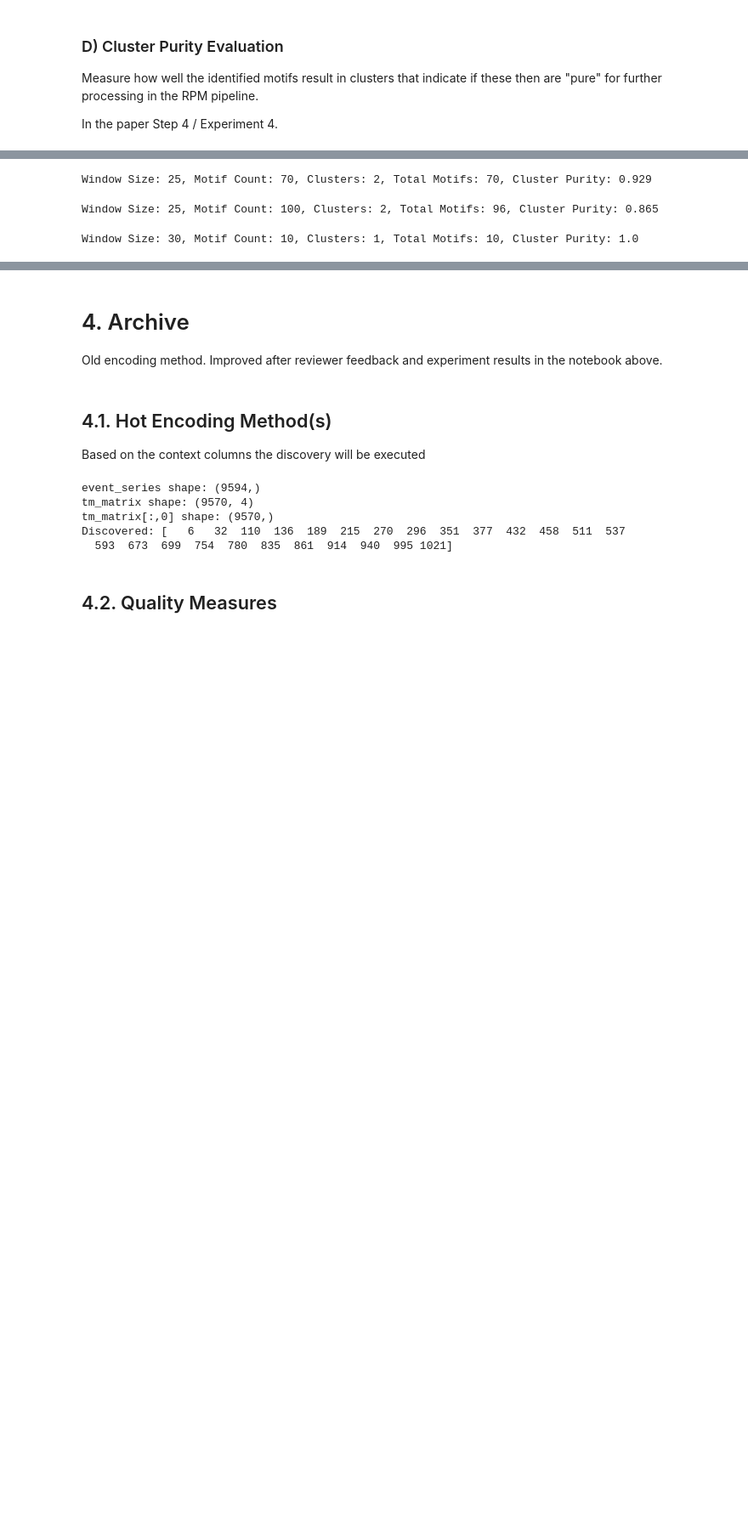
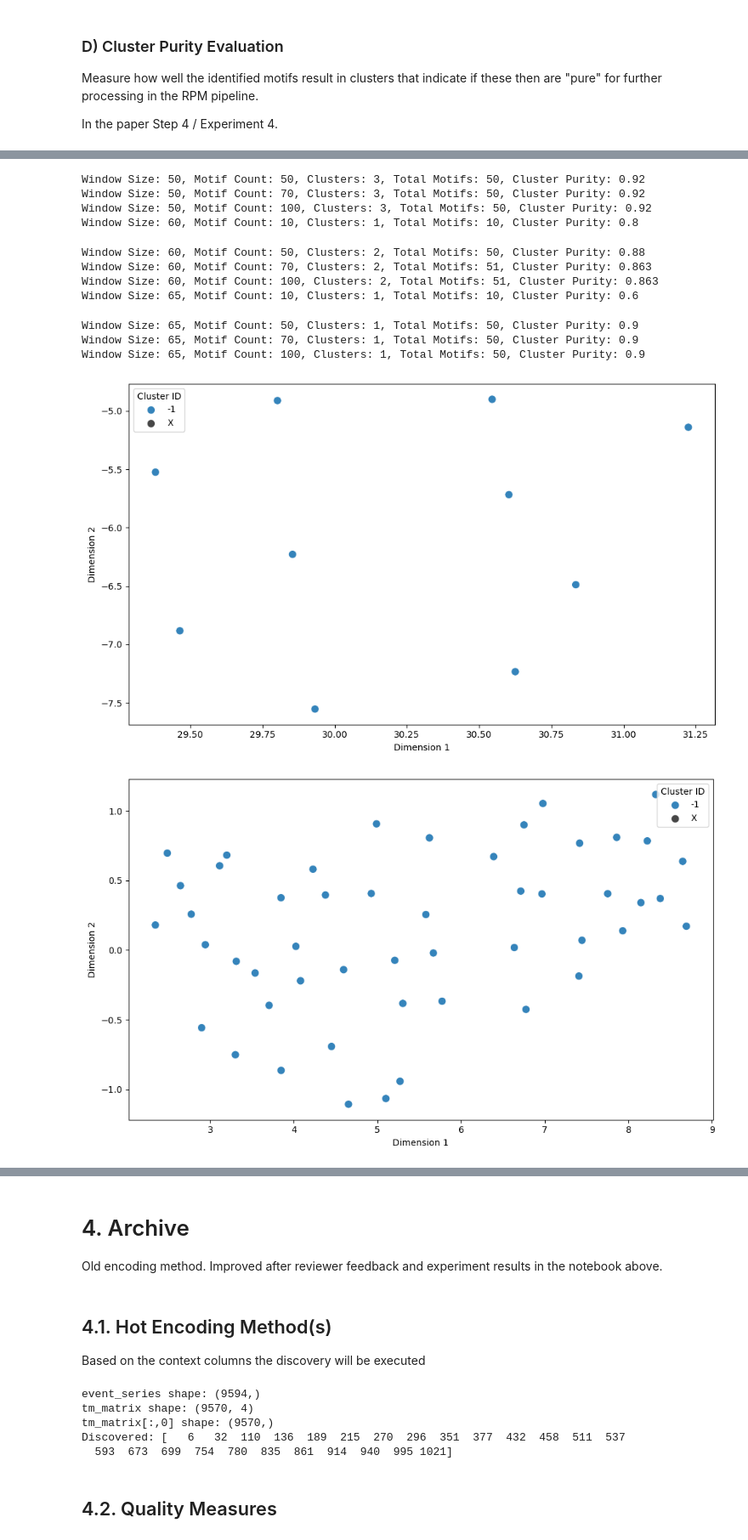
Before and after one commit to thohenadl/TimeSeriesInRPM, a Jupyter notebook: BPM_Tech_Forum.ipynb, the cells around one changed output, grey strips where cells are left out. Shown at 85% size. Saved outputs shown, nothing was run; the diff lists cells and outputs as text; code cells hidden in the pictures; blank space fills up the shorter version.

Commit message:
Results for Experiment Step 4 added

```diff
--- a/BPM_Tech_Forum.ipynb
+++ b/BPM_Tech_Forum.ipynb
@@ -661,11 +653,11 @@ In the paper Step 4 / Experiment 4.
 # %%
 # ---- Inputs ----
 # Select the log to discover motifs from
-log_to_discover = srrt_plus_log
-log_to_discover_name = "SRRT_Plus"
+# log_to_discover = srrt_plus_log
+# log_to_discover_name = "SRRT_Plus"
 # OR
-# log_to_discover = srrt_parallel_log
-# log_to_discover_name = "SRRT_Parallel"
+log_to_discover = srrt_parallel_log
+log_to_discover_name = "SRRT_Parallel"
 
 ContextColumns = ["targetApp","eventType","url","target.workbookName","target.sheetName","target.id","target.class","target.tagName","target.type","target.name","target.innerText","target.checked","target.href","target.option","target.title","target.innerHTML"]
 
@@ -673,8 +665,8 @@ size = 30
 threshold = 0.8
 
 # ---- Experiment Parameters ----
-window_sizes = [25, 30, 40, 50, 60, 65]
-motif_counts = [10, 30, 50, 70, 100]
+window_sizes = [30, 40, 50, 60, 65]
+motif_counts = [10, 50, 70, 100]
 
 # ---- Routine Boundaries ----
 short_range = (26, 36)  # SR routines
@@ -721,55 +713,69 @@ if save_experiment_to_folder:
 
 # ---- Loop over configurations ----
 for size in window_sizes:
-    # STEP 1: Compute Matrix Profile
-    time_series_data, p_mult_matrix_profil, i_multi_motif_indexes = util.util.compute_matrix_profile(ui_log_encoded_w2v, size)
+    time_series_data, p_mult_matrix_profil, i_multi_motif_indexes = util.util.compute_matrix_profile(
+        ui_log_encoded_w2v, size)
 
     for NumberOfMotifsToDiscover in motif_counts:
-        # STEP 2: Discover motifs
         motif_distances, motif_indices, motif_subspaces, motif_mdls = util.util.extract_motifs(
             time_series_data, p_mult_matrix_profil, i_multi_motif_indexes, NumberOfMotifsToDiscover
         )
 
         discovered_set = set(motif_indices[0])
+        _, _, overlapDF = util.util.compute_discovery_coverage(
+            case_id_list, discovered_set, size, threshold=threshold)
 
-        # STEP 3: Evaluate ground truth overlap
-        _, _, overlapDF = util.util.compute_discovery_coverage(case_id_list, discovered_set, size, threshold=threshold)
-
-        # STEP 4: Cluster ALL discovered motifs (not just matched ones)
         df_clusters = util.util.cluster_motifs_with_word2vec(ui_log_encoded_w2v, list(discovered_set), size)
-
-        # STEP 5: Add length label for matched motifs
         length_map = dict(zip(overlapDF["discoveredMotif"], overlapDF["groundTruthLength"]))
         df_clusters["length"] = df_clusters["start_index"].map(length_map)
-
-        # Label motifs by routine type if matched, else 'Unknown'
         df_clusters["label"] = df_clusters["length"].apply(lambda l: label_from_length(l) if pd.notnull(l) else "Unknown")
 
-        # STEP 6: Evaluate cluster purity
         N = len(df_clusters)
         purity_total = 0
-        for _, group in df_clusters.groupby("routine_id"):
+        cluster_details = []
+
+        for cluster_id, group in df_clusters.groupby("routine_id"):
             label_counts = group["label"].value_counts()
+            dominant_label = label_counts.idxmax() if not label_counts.empty else "None"
             dominant_count = label_counts.max() if not label_counts.empty else 0
+            cluster_size = len(group)
+            cluster_purity = dominant_count / cluster_size if cluster_size > 0 else 0
             purity_total += dominant_count
 
-        cluster_purity = purity_total / N if N > 0 else 0
+            # Identify ground truth matched motifs
+            matched_motifs = group[group["label"] != "Unknown"]
+            num_matched = len(matched_motifs)
+            matched_lengths = matched_motifs["length"].dropna().astype(int).tolist()
 
-        experiment_index_value = str(size) + "_" + str(NumberOfMotifsToDiscover)
-        # STEP 7: Store results
+            cluster_details.append({
+                "cluster_id": cluster_id,
+                "dominant_label": dominant_label,
+                "purity": round(cluster_purity, 3),
+                "cluster_size": cluster_size,
+                "matched_motifs": num_matched,
+                "matched_lengths": matched_lengths
+            })
+
+        overall_purity = purity_total / N if N > 0 else 0
+        experiment_index_value = f"{size}_{NumberOfMotifsToDiscover}"
+
         results.append({
             "experiment_index": experiment_index_value,
             "window_size": size,
             "to_discover_motif_count": NumberOfMotifsToDiscover,
             "num_clusters": df_clusters["routine_id"].nunique(),
             "discovered_total_motifs": N,
-            "cluster_purity": round(cluster_purity, 3)
+            "cluster_purity": round(overall_purity, 3),
+            "cluster_details": cluster_details
         })
 
-        print(f"Window Size: {size}, Motif Count: {NumberOfMotifsToDiscover}, Clusters: {df_clusters['routine_id'].nunique()}, Total Motifs: {N}, Cluster Purity: {round(cluster_purity, 3)}")
+        print(f"Window Size: {size}, Motif Count: {NumberOfMotifsToDiscover}, "
+              f"Clusters: {df_clusters['routine_id'].nunique()}, Total Motifs: {N}, "
+              f"Cluster Purity: {round(overall_purity, 3)}")
+
         fig = util.util.plot_motif_clusters(df_clusters)
         if save_experiment_to_folder:
-            fig.savefig(image_path + "/" + experiment_index_value + ".png")  # Optionally save
+            fig.savefig(f"{image_path}/{experiment_index_value}.png")
 
 # ---- Save the results ----
 df_results = pd.DataFrame(results)
@@ -783,3 +795,13 @@ Window Size: 25, Motif Count: 50, Clusters: 1, Total Motifs: 50, Cluster Purity:
-Window Size: 25, Motif Count: 70, Clusters: 2, Total Motifs: 70, Cluster Purity: 0.929
+Window Size: 50, Motif Count: 50, Clusters: 3, Total Motifs: 50, Cluster Purity: 0.92
+Window Size: 50, Motif Count: 70, Clusters: 3, Total Motifs: 50, Cluster Purity: 0.92
+Window Size: 50, Motif Count: 100, Clusters: 3, Total Motifs: 50, Cluster Purity: 0.92
+Window Size: 60, Motif Count: 10, Clusters: 1, Total Motifs: 10, Cluster Purity: 0.8
-Window Size: 25, Motif Count: 100, Clusters: 2, Total Motifs: 96, Cluster Purity: 0.865
+Window Size: 60, Motif Count: 50, Clusters: 2, Total Motifs: 50, Cluster Purity: 0.88
+Window Size: 60, Motif Count: 70, Clusters: 2, Total Motifs: 51, Cluster Purity: 0.863
+Window Size: 60, Motif Count: 100, Clusters: 2, Total Motifs: 51, Cluster Purity: 0.863
+Window Size: 65, Motif Count: 10, Clusters: 1, Total Motifs: 10, Cluster Purity: 0.6
-Window Size: 30, Motif Count: 10, Clusters: 1, Total Motifs: 10, Cluster Purity: 1.0
+Window Size: 65, Motif Count: 50, Clusters: 1, Total Motifs: 50, Cluster Purity: 0.9
+Window Size: 65, Motif Count: 70, Clusters: 1, Total Motifs: 50, Cluster Purity: 0.9
+Window Size: 65, Motif Count: 100, Clusters: 1, Total Motifs: 50, Cluster Purity: 0.9
+[figure, added]
+[figure, added]
```
Also changed, not shown: parts of 6 cells of this notebook, 43 other files.
